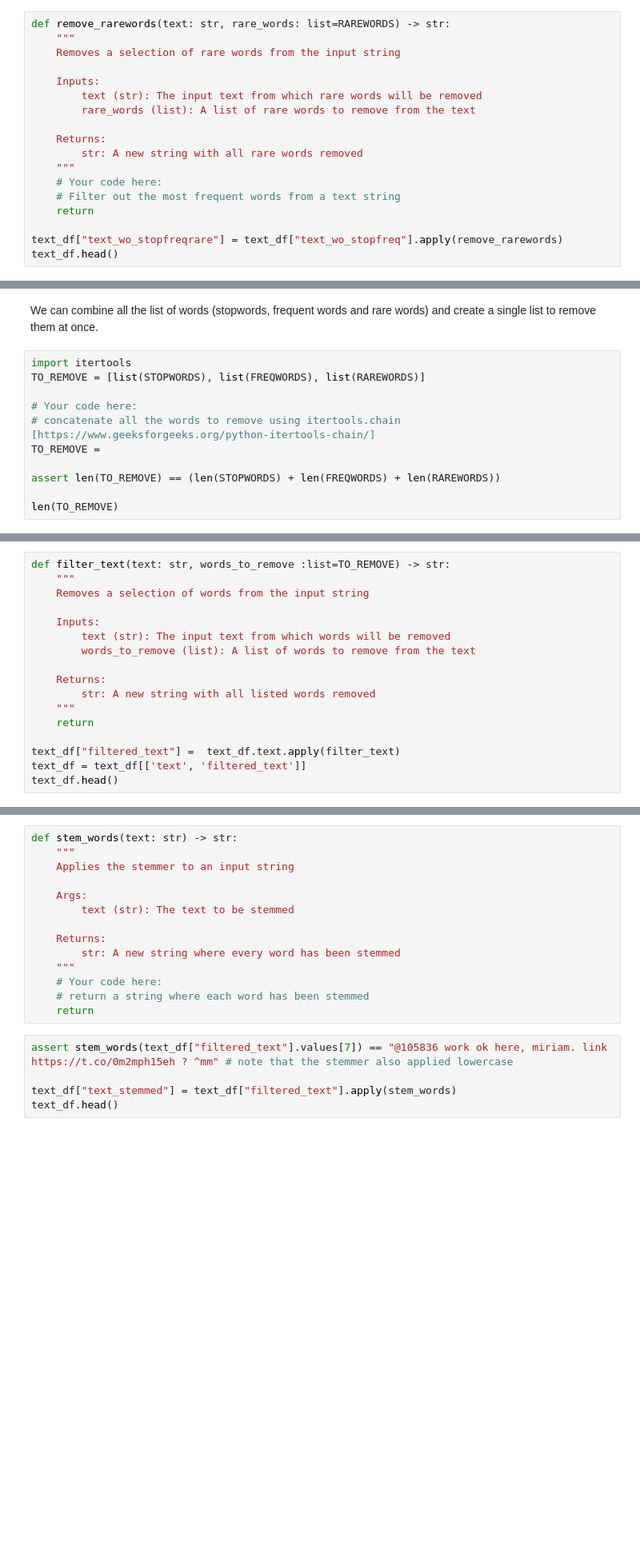
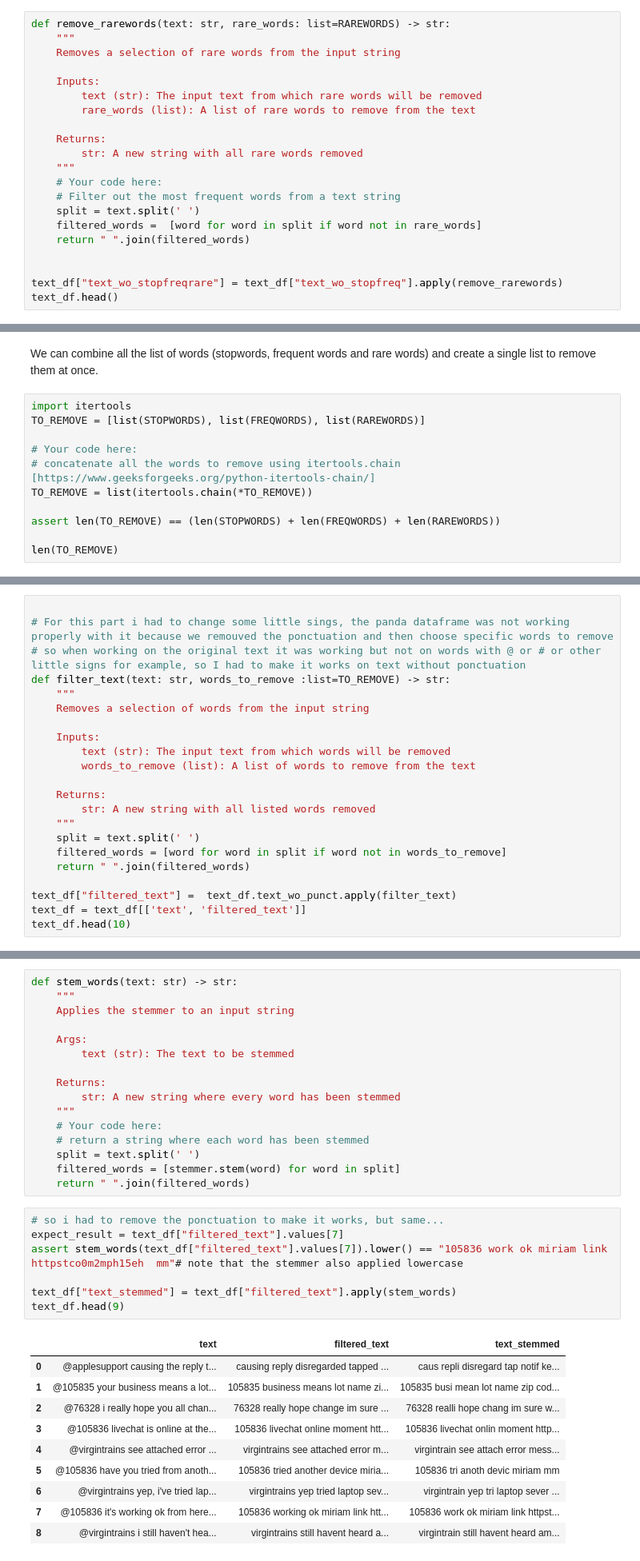
Before and after one commit to RPegoud/nlp_courses, a Jupyter notebook: nlp_courses/tp_1_text_cleaning/TP_1_preprocessing.ipynb, the cells around one changed output, grey strips where cells are left out. Shown at 80% size. Drawn from its saved outputs; the diff is of its cells as text; blank space fills up the shorter version.

```diff
--- a/nlp_courses/tp_1_text_cleaning/TP_1_preprocessing.ipynb
+++ b/nlp_courses/tp_1_text_cleaning/TP_1_preprocessing.ipynb
@@ -249,7 +378,10 @@ def remove_rarewords(text: str, rare_words: list=RAREWORDS) -> str:
     """
     # Your code here:
     # Filter out the most frequent words from a text string
-    return
+    split = text.split(' ')
+    filtered_words =  [word for word in split if word not in rare_words]
+    return " ".join(filtered_words)
+
 
 text_df["text_wo_stopfreqrare"] = text_df["text_wo_stopfreq"].apply(remove_rarewords)
 text_df.head()
@@ -261,7 +400,7 @@ TO_REMOVE = [list(STOPWORDS), list(FREQWORDS), list(RAREWORDS)]
 
 # Your code here:
 # concatenate all the words to remove using itertools.chain [https://www.geeksforgeeks.org/python-itertools-chain/]
-TO_REMOVE =
+TO_REMOVE = list(itertools.chain(*TO_REMOVE))
 
 assert len(TO_REMOVE) == (len(STOPWORDS) + len(FREQWORDS) + len(RAREWORDS))
 
@@ -269,4 +410,7 @@ len(TO_REMOVE)
 # %%
+
+# For this part i had to change some little sings, the panda dataframe was not working properly with it because we remouved the ponctuation and then choose specific words to remove
+# so when working on the original text it was working but not on words with @ or # or other little signs for example, so I had to make it works on text without ponctuation
 def filter_text(text: str, words_to_remove :list=TO_REMOVE) -> str:
     """
     Removes a selection of words from the input string
@@ -278,8 +422,10 @@ def filter_text(text: str, words_to_remove :list=TO_REMOVE) -> str:
     Returns:
         str: A new string with all listed words removed
     """
-    return
+    split = text.split(' ')
+    filtered_words = [word for word in split if word not in words_to_remove]
+    return " ".join(filtered_words)
 
-text_df["filtered_text"] =  text_df.text.apply(filter_text)
+text_df["filtered_text"] =  text_df.text_wo_punct.apply(filter_text)
 text_df = text_df[['text', 'filtered_text']]
-text_df.head()
+text_df.head(10)
@@ -319,12 +487,27 @@ def stem_words(text: str) -> str:
     """
     # Your code here:
     # return a string where each word has been stemmed
-    return
+    split = text.split(' ')
+    filtered_words = [stemmer.stem(word) for word in split]
+    return " ".join(filtered_words)
 # %%
-assert stem_words(text_df["filtered_text"].values[7]) == "@105836 work ok here, miriam. link https://t.co/0m2mph15eh ? ^mm" # note that the stemmer also applied lowercase
+# so i had to remove the ponctuation to make it works, but same...
+expect_result = text_df["filtered_text"].values[7]
+assert stem_words(text_df["filtered_text"].values[7]).lower() == "105836 work ok miriam link httpstco0m2mph15eh  mm"# note that the stemmer also applied lowercase
 
 text_df["text_stemmed"] = text_df["filtered_text"].apply(stem_words)
-text_df.head()
+text_df.head(9)
+# %% [output]
+|  | text | filtered_text | text_stemmed |
+| 0 | @applesupport causing the reply t... | causing reply disregarded tapped ... | caus repli disregard tap notif ke... |
+| 1 | @105835 your business means a lot... | 105835 business means lot name zi... | 105835 busi mean lot name zip cod... |
+| 2 | @76328 i really hope you all chan... | 76328 really hope change im sure ... | 76328 realli hope chang im sure w... |
+| 3 | @105836 livechat is online at the... | 105836 livechat online moment htt... | 105836 livechat onlin moment http... |
+| 4 | @virgintrains see attached error ... | virgintrains see attached error m... | virgintrain see attach error mess... |
+| 5 | @105836 have you tried from anoth... | 105836 tried another device miria... | 105836 tri anoth devic miriam mm |
+| 6 | @virgintrains yep, i've tried lap... | virgintrains yep tried laptop sev... | virgintrain yep tri laptop sever ... |
+| 7 | @105836 it's working ok from here... | 105836 working ok miriam link htt... | 105836 work ok miriam link httpst... |
+| 8 | @virgintrains i still haven't hea... | virgintrains still havent heard a... | virgintrain still havent heard am... |
 # %%
 all_text_no_stemming = ' '.join(text_df["text"]).split()
 all_text_w_stemming = ' '.join(text_df["text_stemmed"]).split()
```
Also changed, not shown: parts of 54 cells of this notebook.
